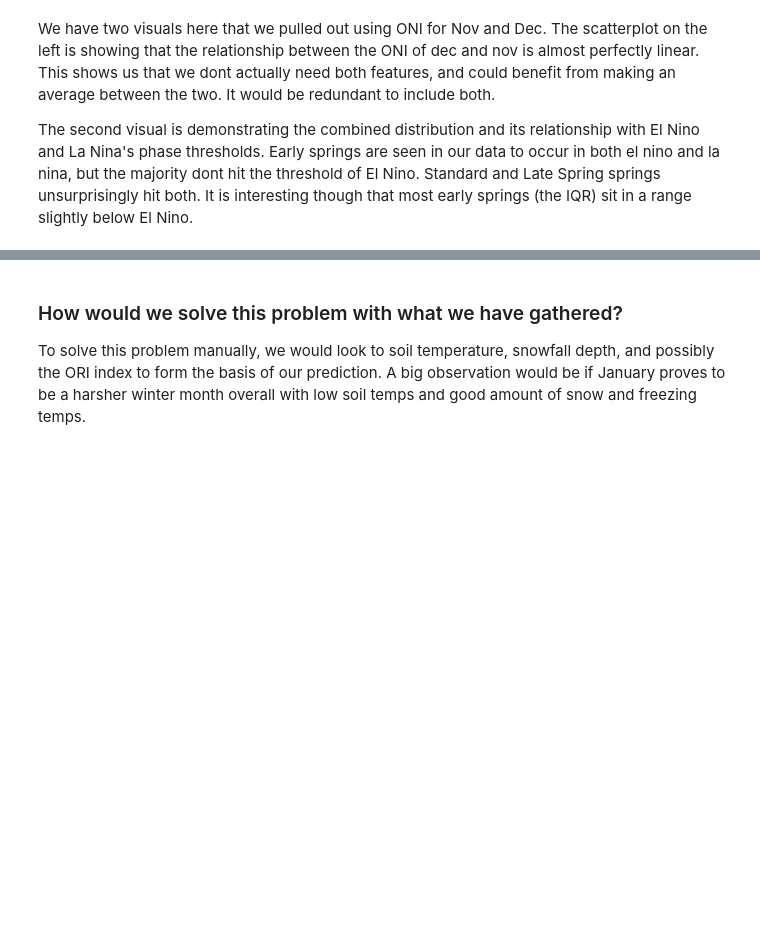
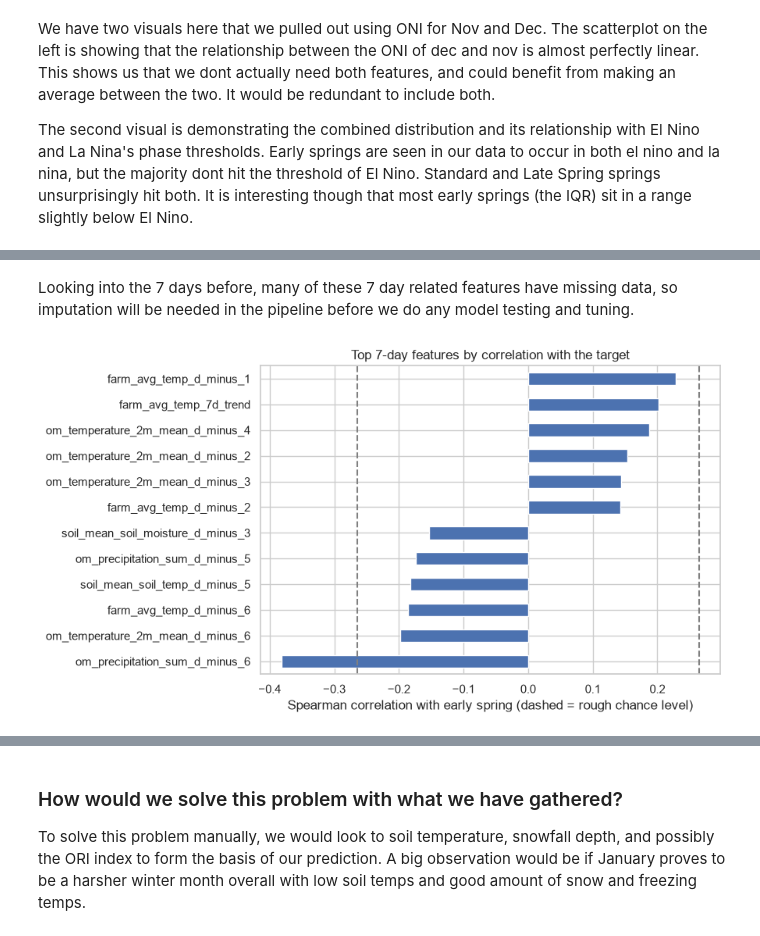
Before and after one commit to KaiserKiam/early-spring-predictor, a Jupyter notebook: Early Spring - Exploration.ipynb, the cells around one changed output, grey strips where cells are left out. Drawn from its saved outputs; the diff is of its cells as text; code cells hidden in the pictures; blank space fills up the shorter version.

```diff
--- a/Early Spring - Exploration.ipynb
+++ b/Early Spring - Exploration.ipynb
@@ -521,0 +564,16 @@ The second visual is demonstrating the combined distribution and its relationshi
+# %% [markdown]
+Looking into the 7 days before, many of these 7 day related features have missing data, so imputation will be needed in the pipeline before we do any model testing and tuning.
+# %%
+corr = candidates.apply(lambda col: col.corr(y, method="spearman")).dropna()
+top = corr.reindex(corr.abs().sort_values(ascending=False).index).head(12)
+chance = 2 / np.sqrt(len(y))  # rough "could be luck" level for n years
+
+ax = top.sort_values().plot.barh(figsize=(9, 5))
+ax.axvline(chance, color="gray", ls="--")
+ax.axvline(-chance, color="gray", ls="--")
+ax.set_xlabel("Spearman correlation with early spring (dashed = rough chance level)")
+ax.set_title("Top 7-day features by correlation with the target")
+plt.tight_layout()
+plt.show()
+# %% [output]
+[figure, added]
```
Also changed, not shown: parts of 10 cells of this notebook, 4 other files.
